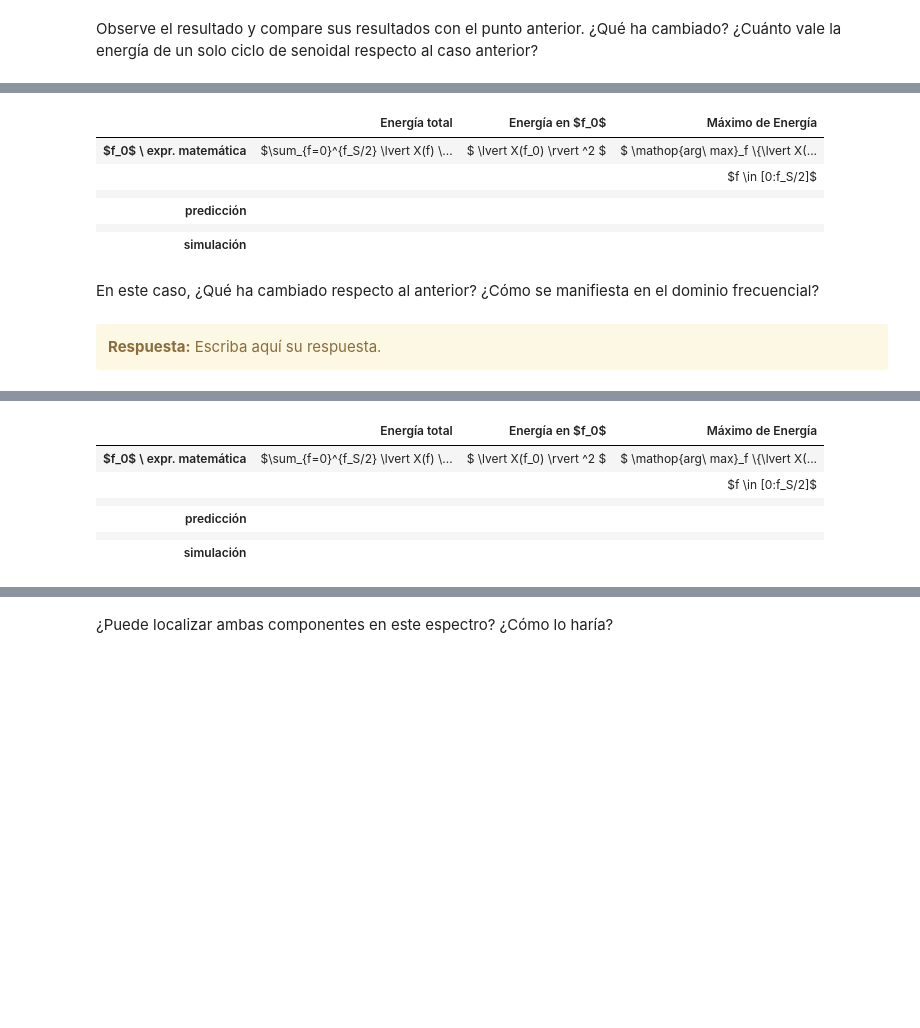
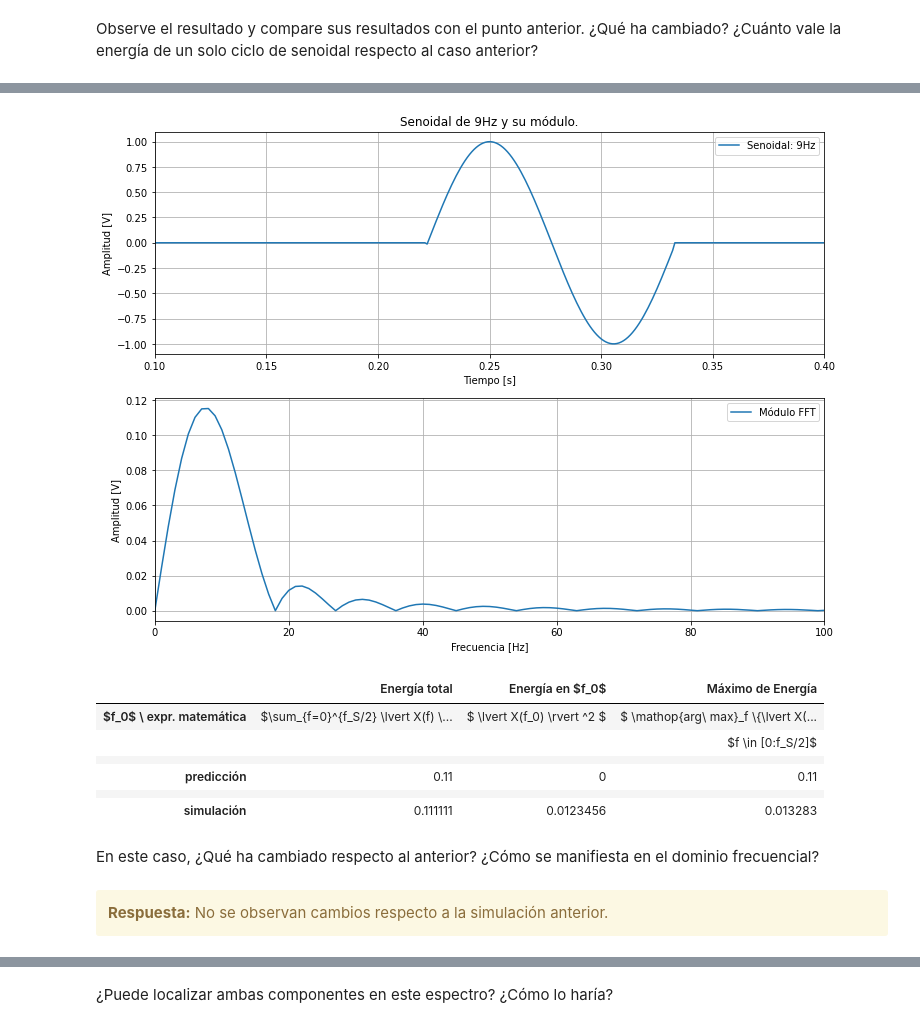
Before and after one commit to jbl95/pds-trabajosPracticos, a Jupyter notebook: TP1 - Muestreo de señales - Forurier.ipynb, the cells around one changed output, grey strips where cells are left out. Saved outputs shown, nothing was run; the diff lists cells and outputs as text; code cells hidden in the pictures; blank space fills up the shorter version.

```diff
--- a/TP1 - Muestreo de señales - Forurier.ipynb
+++ b/TP1 - Muestreo de señales - Forurier.ipynb
@@ -762,36 +828,69 @@ Observe el resultado y compare sus resultados con el punto anterior. ¿Qué ha c
 # %%
 #######################################
 # Tu simulación que genere resultados #
-#######################################
+######################################
+
+tt,signalc = mi_func_sen (vmax, dc, f0, ph, N, fs)
+
+stop = int(N / f0)
+
+signalc[:2*stop] = 0
+signalc[3*stop:] = 0
+
+ffc,modc,fas = fft_modulo_fase(tt,signalc,fs,N)
+
+value = npy.sum(modc**2)
+tmax = npy.amax(modc**2)
+energia_en_f0 = float (modc[ffc == f0] ** 2)
+
+
+plt.subplot(211)
+plt.plot(tt, signalc,label='Senoidal: 9Hz')
+plt.xlim(0.1,0.4)
+plt.xlabel('Tiempo [s]')
+plt.ylabel('Amplitud [V]')
+plt.legend()
+plt.grid()
+plt.title('Senoidal de 9Hz y su módulo.')
+
+plt.subplot(212)
+plt.plot(ffc,modc,label='Módulo FFT')
+plt.xlabel('Frecuencia [Hz]')
+plt.ylabel('Amplitud [V]')
+plt.xlim(0,100)
+plt.legend()
+plt.grid()
+plt.show()
 
 tus_resultados = [ ['$\sum_{f=0}^{f_S/2} \lvert X(f) \rvert ^2$', '$ \lvert X(f_0) \rvert ^2 $', '$ \mathop{arg\ max}_f \{\lvert X(f) \rvert ^2\} $'],
                    ['',                                     '',                           '$f \in [0:f_S/2]$'],
                   ['', '', ''],
-                  ['', '', ''], # <-- completar acá
+                  [0.11, 0, 0.11], # <-- completar acá
                   ['', '', ''],
-                  ['', '', '']  # <-- completar acá
+                  [value, energia_en_f0, tmax]  # <-- completar acá
                  ]
 df = DataFrame(tus_resultados, columns=['Energía total', 'Energía en $f_0$', 'Máximo de Energía'],
                index=['$f_0$ \ expr. matemática',
                       '',
                       '',
                       'predicción',
                       '',
                       'simulación'])
 HTML(df.to_html())
 # %% [output]
+[figure, added]
 |  | Energía total | Energía en $f_0$ | Máximo de Energía |
 | $f_0$ \ expr. matemática | $\sum_{f=0}^{f_S/2} \lvert X(f) \... | $ \lvert X(f_0) \rvert ^2 $ | $ \mathop{arg\ max}_f \{\lvert X(... |
 |  |  |  | $f \in [0:f_S/2]$ |
 |  |  |  |  |
-| predicción |  |  |  |
+| predicción | 0.11 | 0 | 0.11 |
 |  |  |  |  |
-| simulación |  |  |  |
+| simulación | 0.111111 | 0.0123456 | 0.013283 |
 # %% [markdown]
 En este caso, ¿Qué ha cambiado respecto al anterior? ¿Cómo se manifiesta en el dominio frecuencial?
 # %% [markdown]
 <div class="alert alert-block alert-warning">
-<b>Respuesta:</b> Escriba aquí su respuesta.
+<b>Respuesta:</b> No se observan cambios respecto a la simulación anterior.
 </div>
 # %% [markdown]
 <table width="80%" cellpadding="7" cellspacing="0">
@@ -811,31 +910,3 @@ En este caso, ¿Qué ha cambiado respecto al anterior? ¿Cómo se manifiesta en
 		</tr>
 	</tbody>
 </table>
-# %%
-#######################################
-# Tu simulación que genere resultados #
-#######################################
-
-tus_resultados = [ ['$\sum_{f=0}^{f_S/2} \lvert X(f) \rvert ^2$', '$ \lvert X(f_0) \rvert ^2 $', '$ \mathop{arg\ max}_f \{\lvert X(f) \rvert ^2\} $'],
-                   ['',                                     '',                           '$f \in [0:f_S/2]$'],
-                  ['', '', ''],
-                  ['', '', ''], # <-- completar acá
-                  ['', '', ''],
-                  ['', '', '']  # <-- completar acá
-                 ]
-df = DataFrame(tus_resultados, columns=['Energía total', 'Energía en $f_0$', 'Máximo de Energía'],
-               index=['$f_0$ \ expr. matemática',
-                      '',
-                      '',
-                      'predicción',
-                      '',
-                      'simulación'])
-HTML(df.to_html())
-# %% [output]
-|  | Energía total | Energía en $f_0$ | Máximo de Energía |
-| $f_0$ \ expr. matemática | $\sum_{f=0}^{f_S/2} \lvert X(f) \... | $ \lvert X(f_0) \rvert ^2 $ | $ \mathop{arg\ max}_f \{\lvert X(... |
-|  |  |  | $f \in [0:f_S/2]$ |
-|  |  |  |  |
-| predicción |  |  |  |
-|  |  |  |  |
-| simulación |  |  |  |
```
Also changed, not shown: parts of 16 cells of this notebook.
